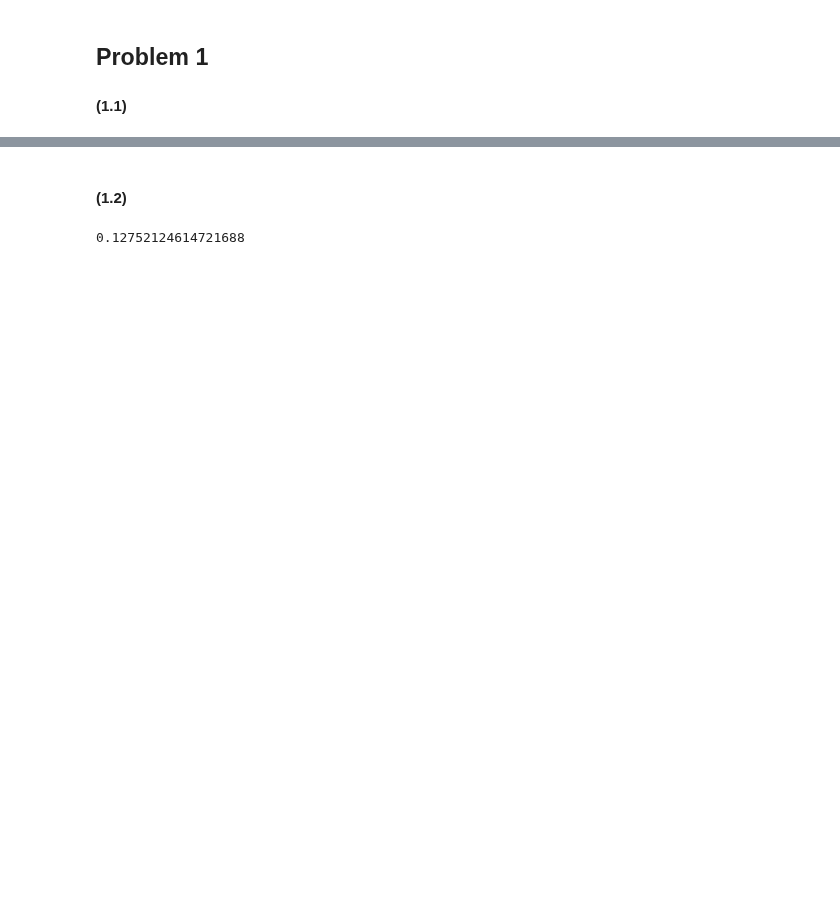
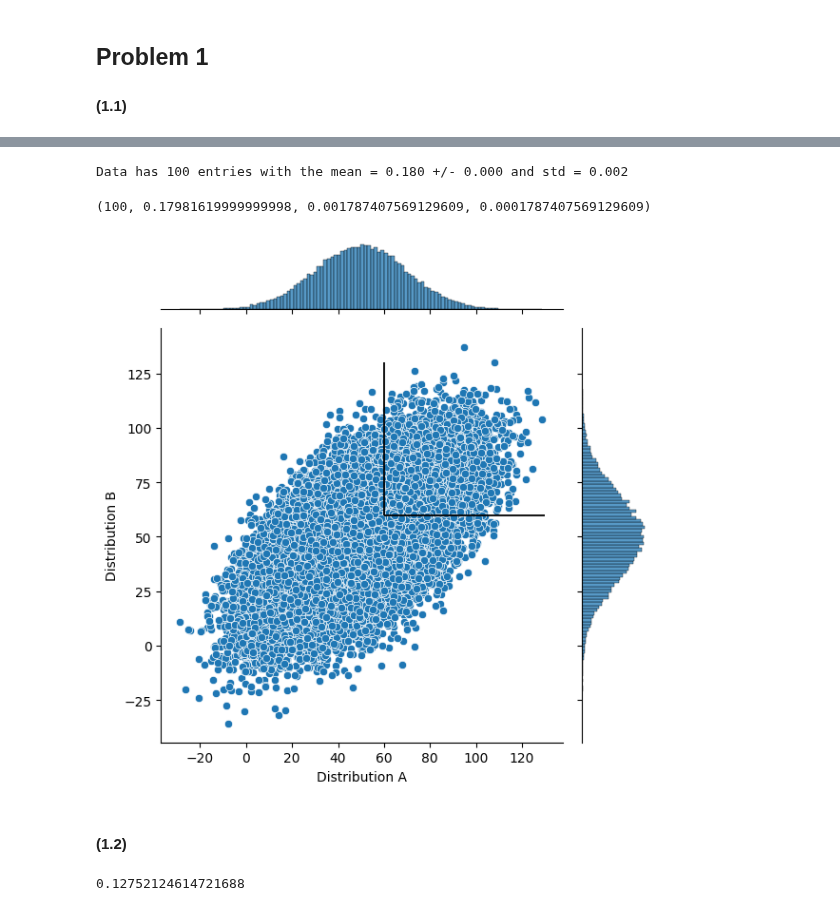
Before and after one commit to PhilKofoed/AppStat2022, a Jupyter notebook: 2022Exam/Exam2022.ipynb, the cells around one changed output, grey strips where cells are left out. Saved outputs shown, nothing was run; the diff lists cells and outputs as text; code cells hidden in the pictures; blank space fills up the shorter version.

```diff
--- a/2022Exam/Exam2022.ipynb
+++ b/2022Exam/Exam2022.ipynb
@@ -151,3 +179,32 @@ print(eom) # eom = 1.8
+# %%
+means = [50, 50]
+cov = [
+    [20**2, 0.6*20*20],
+    [0.6*20*20, 20**2]
+]
+N_points = 50000
+ps = np.zeros(100)
+for i in range(100):
+    x,y = np.random.default_rng().multivariate_normal(means, cov, N_points).T
+    # print(np.corrcoef(x,y))
+    # plt.scatter(x, y, s = 4)
+    p = np.sum(np.logical_and(x > 60, y > 60))/N_points
+    ps[i] = p
+basicinfo(ps)
+# %% [output]
+Data has 100 entries with the mean = 0.180 +/- 0.000 and std = 0.002
+(100, 0.17981619999999998, 0.001787407569129609, 0.0001787407569129609)
+# %%
+sns.jointplot(x = x, y = y, marker = "o", palette = ["blue"], edgecolors = ["blue"])
+plt.xlabel("Distribution A")
+plt.ylabel("Distribution B")
+plt.tight_layout()
+plt.savefig("correlatedscores", dpi = 400)
+plt.hlines(60, 60, 130, color = "k", linewidth = 1.3)
+plt.vlines(60, 60, 130, color = "k", linewidth = 1.3)
+plt.show()
+# %% [output]
+[figure, added]
 # %% [markdown]
 #### (1.2)
 # %%
```
Also changed, not shown: parts of 11 cells of this notebook, 2 other files.
